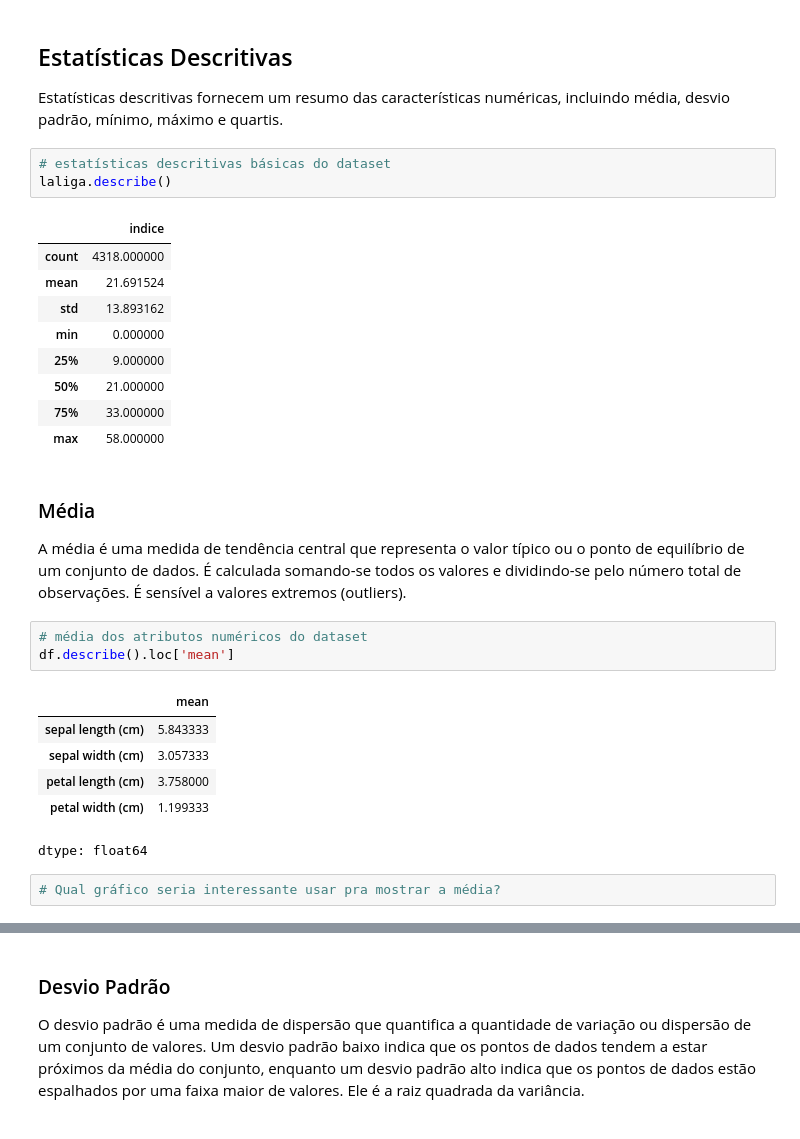
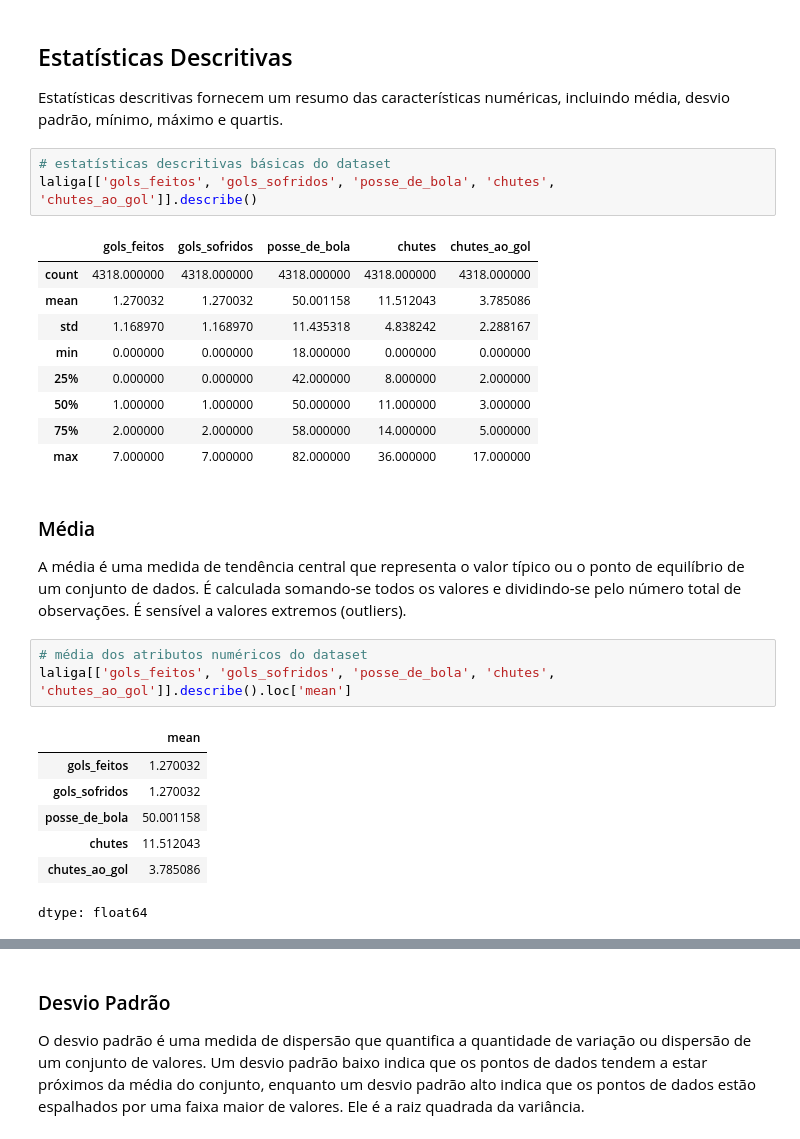
Before and after one commit to guilhermer1/mvp_AnaliseDeDados, a Jupyter notebook: Análise_de_Dados_e_Boas_Práticas-LaLiga.ipynb, the cells around one changed output, grey strips where cells are left out. Saved outputs shown, nothing was run; the diff lists cells and outputs as text.

```diff
--- a/Análise_de_Dados_e_Boas_Práticas-LaLiga.ipynb
+++ b/Análise_de_Dados_e_Boas_Práticas-LaLiga.ipynb
@@ -217,30 +216,29 @@ O gráfico de barras mostra a quantidade de amostras (partidas) por clube presen
 Estatísticas descritivas fornecem um resumo das características numéricas, incluindo média, desvio padrão, mínimo, máximo e quartis.
 # %%
 # estatísticas descritivas básicas do dataset
-laliga.describe()
+laliga[['gols_feitos', 'gols_sofridos', 'posse_de_bola', 'chutes', 'chutes_ao_gol']].describe()
 # %% [output]
-|  | indice |
-| count | 4318.000000 |
-| mean | 21.691524 |
-| std | 13.893162 |
-| min | 0.000000 |
-| 25% | 9.000000 |
-| 50% | 21.000000 |
-| 75% | 33.000000 |
-| max | 58.000000 |
+|  | gols_feitos | gols_sofridos | posse_de_bola | chutes | chutes_ao_gol |
+| count | 4318.000000 | 4318.000000 | 4318.000000 | 4318.000000 | 4318.000000 |
+| mean | 1.270032 | 1.270032 | 50.001158 | 11.512043 | 3.785086 |
+| std | 1.168970 | 1.168970 | 11.435318 | 4.838242 | 2.288167 |
+| min | 0.000000 | 0.000000 | 18.000000 | 0.000000 | 0.000000 |
+| 25% | 0.000000 | 0.000000 | 42.000000 | 8.000000 | 2.000000 |
+| 50% | 1.000000 | 1.000000 | 50.000000 | 11.000000 | 3.000000 |
+| 75% | 2.000000 | 2.000000 | 58.000000 | 14.000000 | 5.000000 |
+| max | 7.000000 | 7.000000 | 82.000000 | 36.000000 | 17.000000 |
 # %% [markdown]
 ### Média
 
 A média é uma medida de tendência central que representa o valor típico ou o ponto de equilíbrio de um conjunto de dados. É calculada somando-se todos os valores e dividindo-se pelo número total de observações. É sensível a valores extremos (outliers).
 # %%
 # média dos atributos numéricos do dataset
-df.describe().loc['mean']
+laliga[['gols_feitos', 'gols_sofridos', 'posse_de_bola', 'chutes', 'chutes_ao_gol']].describe().loc['mean']
 # %% [output]
 |  | mean |
-| sepal length (cm) | 5.843333 |
-| sepal width (cm) | 3.057333 |
-| petal length (cm) | 3.758000 |
-| petal width (cm) | 1.199333 |
+| gols_feitos | 1.270032 |
+| gols_sofridos | 1.270032 |
+| posse_de_bola | 50.001158 |
+| chutes | 11.512043 |
+| chutes_ao_gol | 3.785086 |
 dtype: float64
-# %%
-# Qual gráfico seria interessante usar pra mostrar a média?
```
Also changed, not shown: parts of 4 cells of this notebook.
